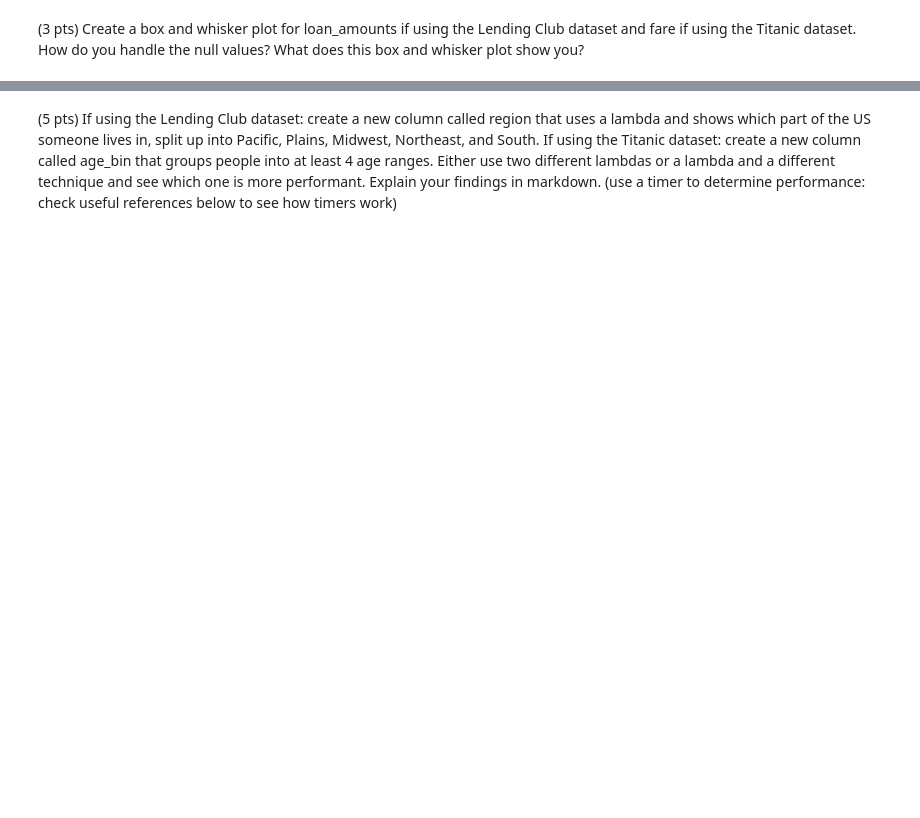
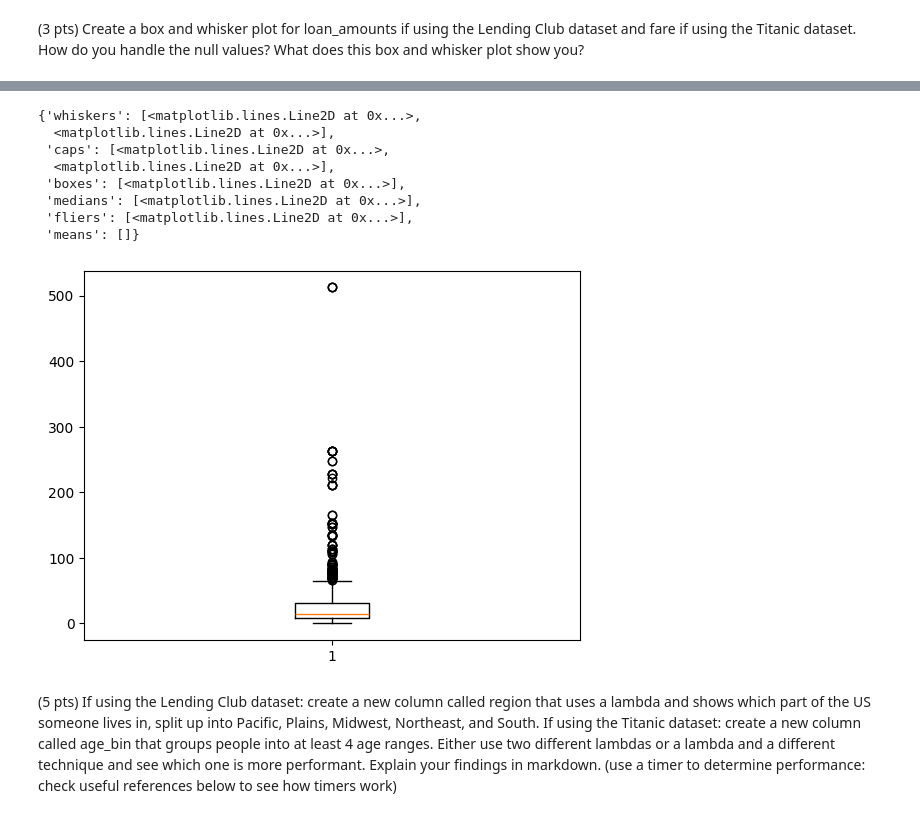
Before and after one commit to aachoudhary/aarushi-csci_1070, a Jupyter notebook: Homework/week_5_hw.ipynb, the cells around one changed output, grey strips where cells are left out. Cells and saved outputs as stored; diff of their text form; code cells hidden in the pictures; blank space fills up the shorter version.

```diff
--- a/Homework/week_5_hw.ipynb
+++ b/Homework/week_5_hw.ipynb
@@ -96,3 +71,18 @@ titanic_df.boxplot(column =['Fare'], grid = False)
+# %%
+plt.boxplot(titanic_df['Fare'])
+#I handled the null value by filling them with a space, so that the system will skip over those with no fare.
+#The box and whisker plot shows that a majority of passengers paid less than $100 for their ticket, with a max of
+#almost $500.
+# %% [output]
+{'whiskers': [<matplotlib.lines.Line2D at 0x...>,
+  <matplotlib.lines.Line2D at 0x...>],
+ 'caps': [<matplotlib.lines.Line2D at 0x...>,
+  <matplotlib.lines.Line2D at 0x...>],
+ 'boxes': [<matplotlib.lines.Line2D at 0x...>],
+ 'medians': [<matplotlib.lines.Line2D at 0x...>],
+ 'fliers': [<matplotlib.lines.Line2D at 0x...>],
+ 'means': []}
+[figure, added]
 # %% [markdown]
 (5 pts) If using the Lending Club dataset: create a new column called region that uses a lambda and shows which part of the US someone lives in, split up into Pacific, Plains, Midwest, Northeast, and South. If using the Titanic dataset: create a new column called age_bin that groups people into at least 4 age ranges.
 Either use two different lambdas or a lambda and a different technique and see which one is more performant. Explain your findings in markdown. (use a timer to determine performance: check useful references below to see how timers work)
```
Also changed, not shown: parts of 15 cells of this notebook, 1 other file.
